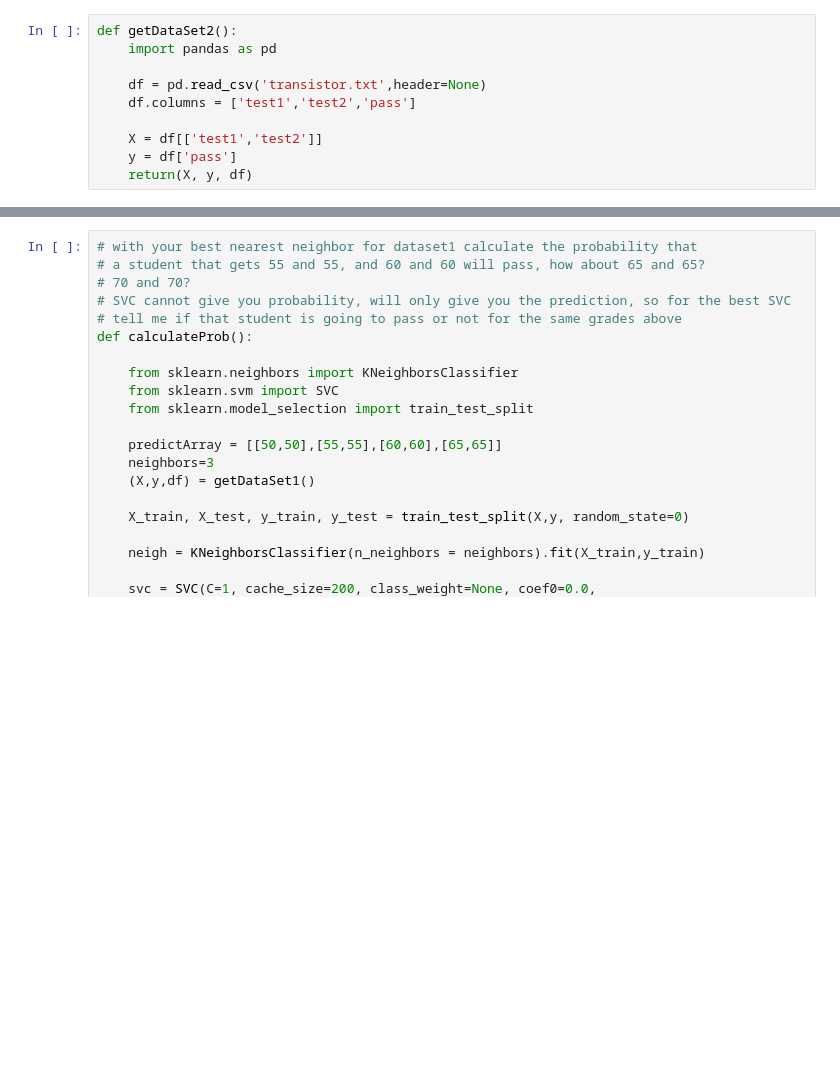
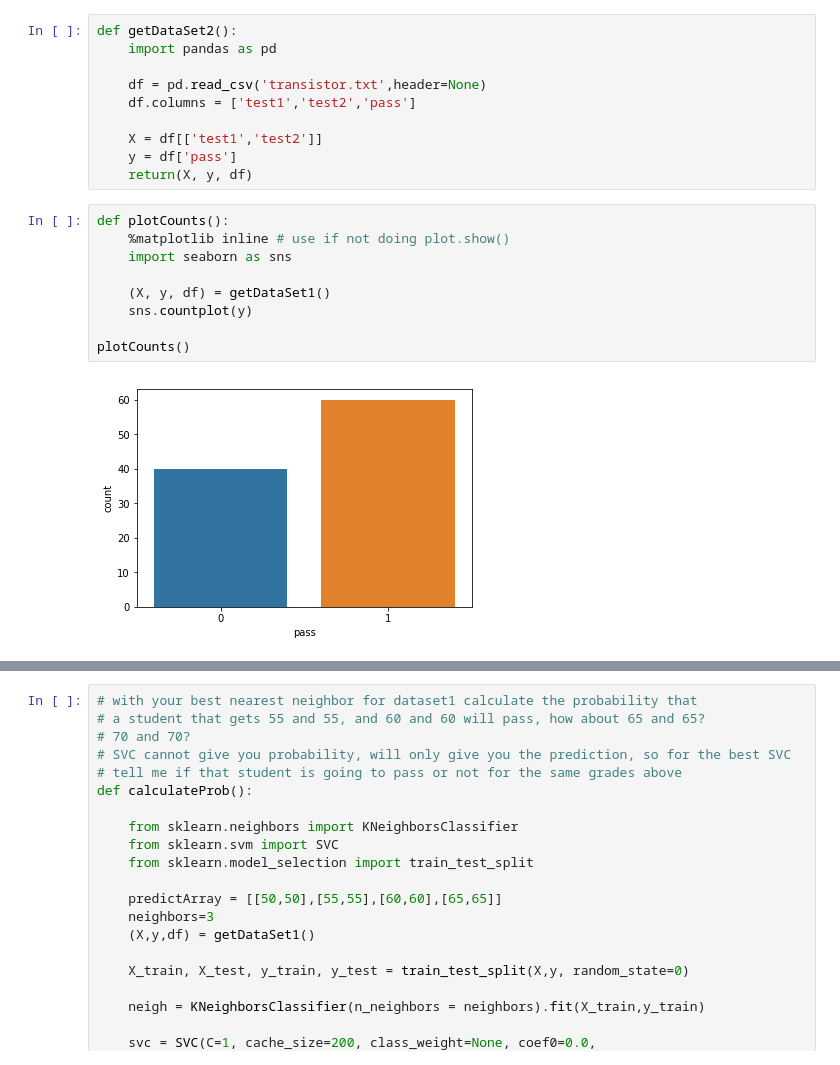
Before and after one commit to axlrommel/machine-learning-class-python, a Jupyter notebook: week1/exercise3.ipynb, the cells around one changed output, grey strips where cells are left out. Saved outputs shown, nothing was run; the diff lists cells and outputs as text; blank space fills up the shorter version.

```diff
--- a/week1/exercise3.ipynb
+++ b/week1/exercise3.ipynb
@@ -25,6 +25,17 @@ def getDataSet2():
     X = df[['test1','test2']]
     y = df['pass']
     return(X, y, df)
+# %%
+def plotCounts():
+    %matplotlib inline # use if not doing plot.show()
+    import seaborn as sns
+
+    (X, y, df) = getDataSet1()
+    sns.countplot(y)
+
+plotCounts()
+# %% [output]
+[figure, added]
 # %%
 def plotData():
     import matplotlib.pyplot as plt
```
Also changed, not shown: parts of 8 cells of this notebook, 4 other files.
